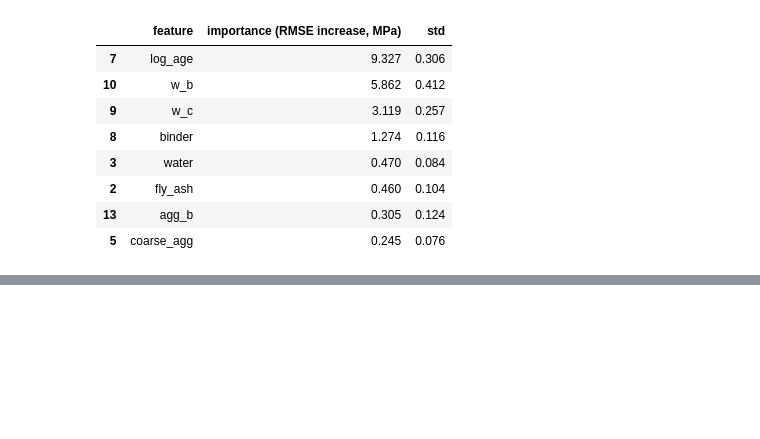
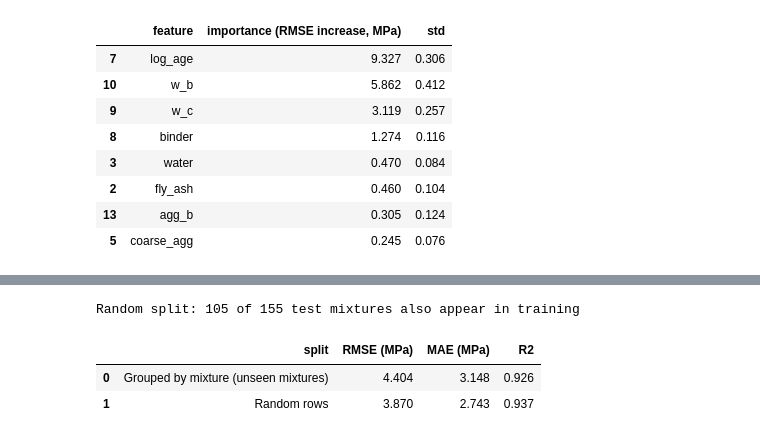
Before and after one commit to weedymif-tech/Ostaad, a Jupyter notebook: experiment.ipynb, the cells around one changed output, grey strips where cells are left out. Cells and saved outputs as stored; diff of their text form; code cells hidden in the pictures; blank space fills up the shorter version.

```diff
--- a/experiment.ipynb
+++ b/experiment.ipynb
@@ -493,0 +498,27 @@ imp_df.round(3).head(8)
+# %%
+from sklearn.base import clone
+
+idx_tr, idx_te = train_test_split(np.arange(len(df)), test_size=0.2, random_state=SEED)
+shared = len(set(groups[idx_tr]) & set(groups[idx_te]))
+print(f"Random split: {shared} of {len(set(groups[idx_te]))} test mixtures also appear in training")
+
+X_all = df[best_features]
+rand_model = clone(best_model).fit(X_all.iloc[idx_tr], y[idx_tr])
+p_rand = rand_model.predict(X_all.iloc[idx_te])
+
+leak = pd.DataFrame([
+    {"split": "Grouped by mixture (unseen mixtures)",
+     "RMSE (MPa)": rmse(y_test, preds[(best_name, best_fs)]),
+     "MAE (MPa)": mean_absolute_error(y_test, preds[(best_name, best_fs)]),
+     "R2": r2_score(y_test, preds[(best_name, best_fs)])},
+    {"split": "Random rows",
+     "RMSE (MPa)": rmse(y[idx_te], p_rand),
+     "MAE (MPa)": mean_absolute_error(y[idx_te], p_rand),
+     "R2": r2_score(y[idx_te], p_rand)},
+])
+leak.round(3)
+# %% [output]
+Random split: 105 of 155 test mixtures also appear in training
+|  | split | RMSE (MPa) | MAE (MPa) | R2 |
+| 0 | Grouped by mixture (unseen mixtures) | 4.404 | 3.148 | 0.926 |
+| 1 | Random rows | 3.870 | 2.743 | 0.937 |
```
Also changed, not shown: parts of 4 cells of this notebook.
